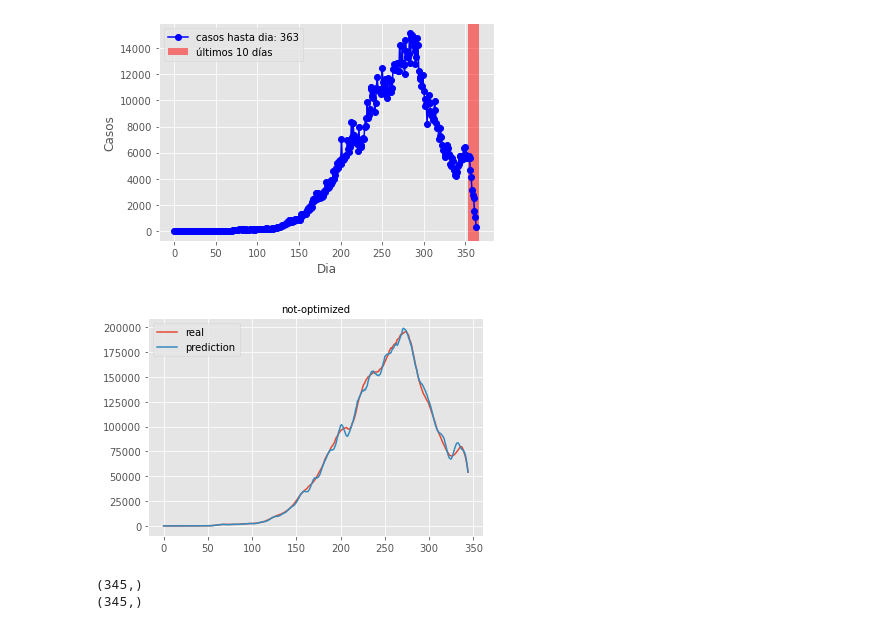
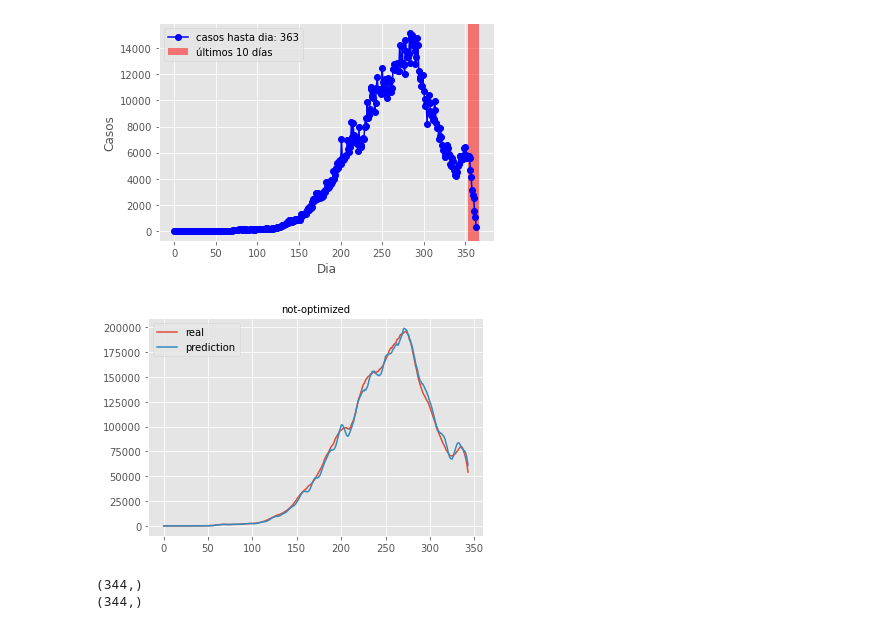
Before and after one commit to denisecammarota/tesis-ib, a Jupyter notebook: Fitting_Attempt/First-Attempt.ipynb, the cells around one changed output. Saved outputs shown, nothing was run; the diff lists cells and outputs as text; code cells hidden in the pictures.

```diff
--- a/Fitting_Attempt/First-Attempt.ipynb
+++ b/Fitting_Attempt/First-Attempt.ipynb
@@ -108,7 +108,7 @@ def second_solution(n_t,a,b,c):
     r_def = r_def[13:]
     a_t = a_t[13:]
     p_t = r_def * a_t
-    return p_t[:-6]
+    return p_t[:-7]
 # %%
 def change_dates(df):
     #changes fecha_inicio_sintomas according to new criteria
@@ -150,21 +150,21 @@ cases = np.copy(casos_por_dia)
 # %% [output]
 [figure]
 # %%
-predicted = first_solution(casos_por_dia,1,1,1,0,0)
+predicted = second_solution(casos_por_dia,1,1,1)
 # %%
 plt.figure()
 res = sum_last14(cases)[:,1]
-plt.plot(res[19:],label='real')
+plt.plot(res[20:],label='real')
 plt.plot(predicted,label='prediction')
 plt.title('not-optimized',fontsize=10)
 plt.legend()
-smse1 = np.linalg.norm(predicted-res[19:])
+smse1 = np.linalg.norm(predicted-res[20:])
 # %% [output]
-[figure, old version]
+[figure, new version]
 # %%
-print(res[19:].shape)
+print(res[20:].shape)
 print(predicted.shape)
 # %% [output]
-(345,)
-(345,)
+(344,)
+(344,)
 # %%
```
Also changed, not shown: parts of 7 cells of this notebook, 2 other files.
